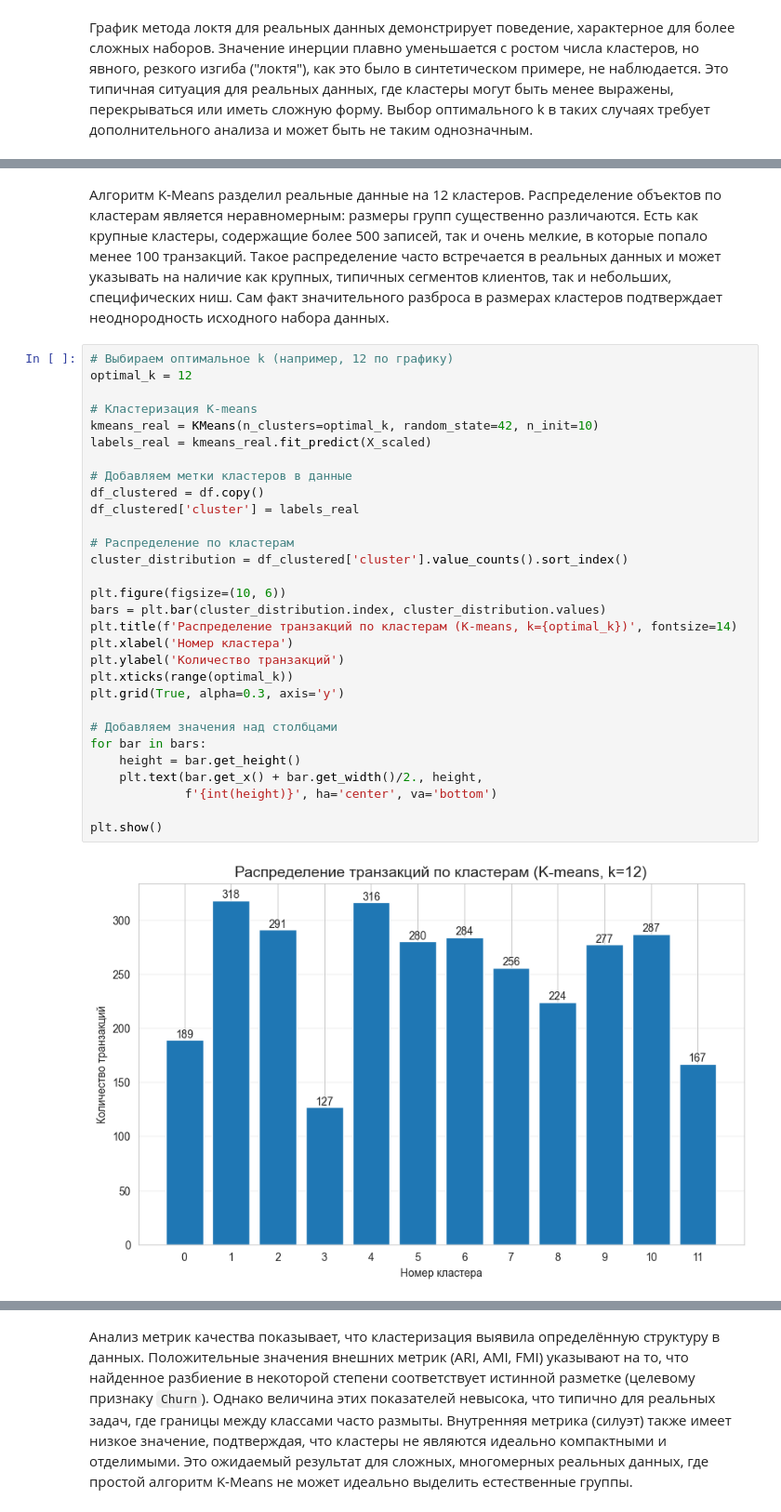
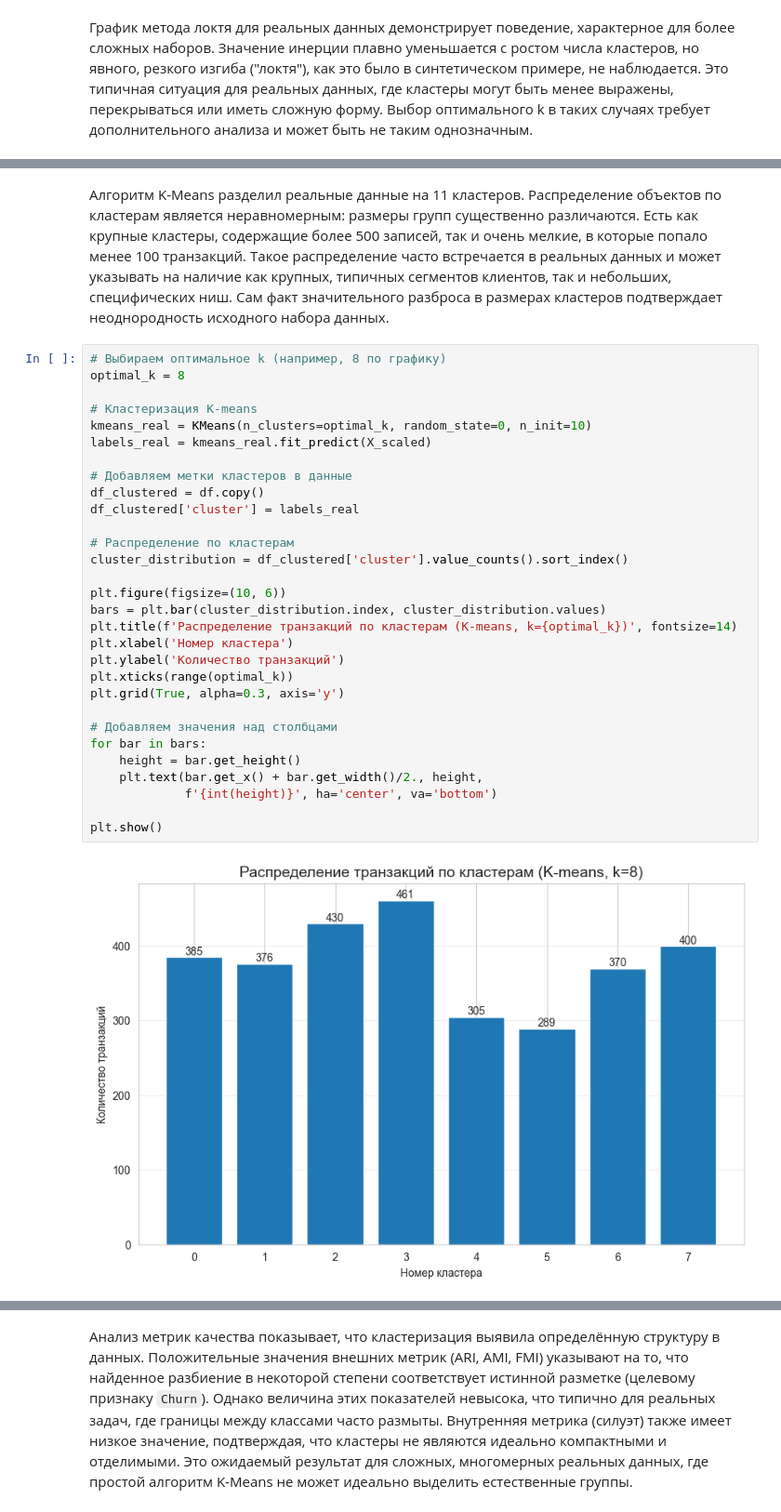
Before and after one commit to user000000000000000000000/LR4_Antonov_5, a Jupyter notebook: ЛР4_Антонов_5.ipynb, the cells around one changed output, grey strips where cells are left out. Shown at 93% size. Cells and saved outputs as stored; diff of their text form.

```diff
--- a/ЛР4_Антонов_5.ipynb
+++ b/ЛР4_Антонов_5.ipynb
@@ -533,35 +533,35 @@ plt.show()
 # %% [markdown]
-Алгоритм K-Means разделил реальные данные на 12 кластеров. Распределение объектов по кластерам является неравномерным: размеры групп существенно различаются. Есть как крупные кластеры, содержащие более 500 записей, так и очень мелкие, в которые попало менее 100 транзакций. Такое распределение часто встречается в реальных данных и может указывать на наличие как крупных, типичных сегментов клиентов, так и небольших, специфических ниш. Сам факт значительного разброса в размерах кластеров подтверждает неоднородность исходного набора данных.
+Алгоритм K-Means разделил реальные данные на 11 кластеров. Распределение объектов по кластерам является неравномерным: размеры групп существенно различаются. Есть как крупные кластеры, содержащие более 500 записей, так и очень мелкие, в которые попало менее 100 транзакций. Такое распределение часто встречается в реальных данных и может указывать на наличие как крупных, типичных сегментов клиентов, так и небольших, специфических ниш. Сам факт значительного разброса в размерах кластеров подтверждает неоднородность исходного набора данных.
 # %%
-# Выбираем оптимальное k (например, 12 по графику)
-optimal_k = 12
+# Выбираем оптимальное k (например, 8 по графику)
+optimal_k = 8
 
 # Кластеризация K-means
-kmeans_real = KMeans(n_clusters=optimal_k, random_state=42, n_init=10)
+kmeans_real = KMeans(n_clusters=optimal_k, random_state=0, n_init=10)
 labels_real = kmeans_real.fit_predict(X_scaled)
 
 # Добавляем метки кластеров в данные
 df_clustered = df.copy()
 df_clustered['cluster'] = labels_real
 
 # Распределение по кластерам
 cluster_distribution = df_clustered['cluster'].value_counts().sort_index()
 
 plt.figure(figsize=(10, 6))
 bars = plt.bar(cluster_distribution.index, cluster_distribution.values)
 plt.title(f'Распределение транзакций по кластерам (K-means, k={optimal_k})', fontsize=14)
 plt.xlabel('Номер кластера')
 plt.ylabel('Количество транзакций')
 plt.xticks(range(optimal_k))
 plt.grid(True, alpha=0.3, axis='y')
 
 # Добавляем значения над столбцами
 for bar in bars:
     height = bar.get_height()
     plt.text(bar.get_x() + bar.get_width()/2., height,
              f'{int(height)}', ha='center', va='bottom')
 
 plt.show()
 # %% [output]
-[figure, old version]
+[figure, new version]
 # %% [markdown]
```
Also changed, not shown: parts of 14 cells of this notebook.
